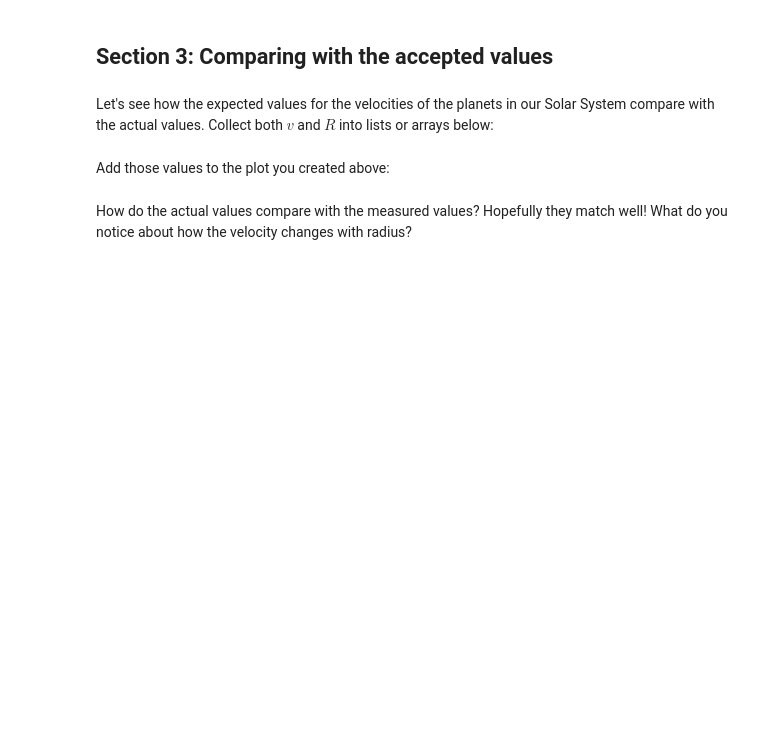
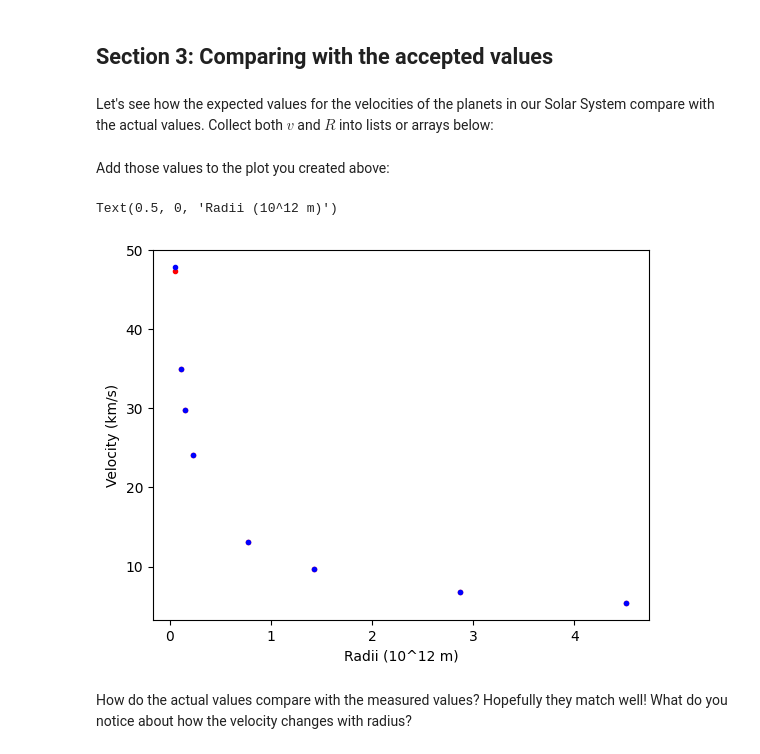
Before and after one commit to CIERA-Northwestern/REACHpy, a Jupyter notebook: Module_2/Challenge_2_Rotation_Curve_Solar_System.ipynb, the cells around one changed output. Drawn from its saved outputs; the diff is of its cells as text; code cells hidden in the pictures; blank space fills up the shorter version.

```diff
--- a/Module_2/Challenge_2_Rotation_Curve_Solar_System.ipynb
+++ b/Module_2/Challenge_2_Rotation_Curve_Solar_System.ipynb
@@ -55,5 +89,28 @@ v_accepted =
+# %%
+# Fill in
+v_accepted = np.array([47.4, # Mercury
+                       35.0, # Venus
+                       29.8, # Earth
+                       24.1, # Mars
+                       13.1, # Jupiter
+                        9.7, # Saturn
+                        6.8, # Uranus
+                        5.4  # Neptune
+                       ])
+
+# Unit conversion km/s => m/s
+v_accepted *= 1.e3
 # %% [markdown]
 Add those values to the plot you created above:
+# %%
+# Slight adjustments for units
+plt.plot(r/1e12, v_accepted/1e3, linestyle='', marker='.', color='red')
+plt.plot(r/1e12, velocities/1e3, linestyle='', marker='.', color='blue')
+plt.ylabel('Velocity (km/s)')
+plt.xlabel('Radii (10^12 m)')
+# %% [output]
+Text(0.5, 0, 'Radii (10^12 m)')
+[figure, added]
 # %% [markdown]
 How do the actual values compare with the measured values? Hopefully they match well! What do you notice about how the velocity changes with radius?
 # %%
```
Also changed, not shown: parts of 8 cells of this notebook, 2 other files.
